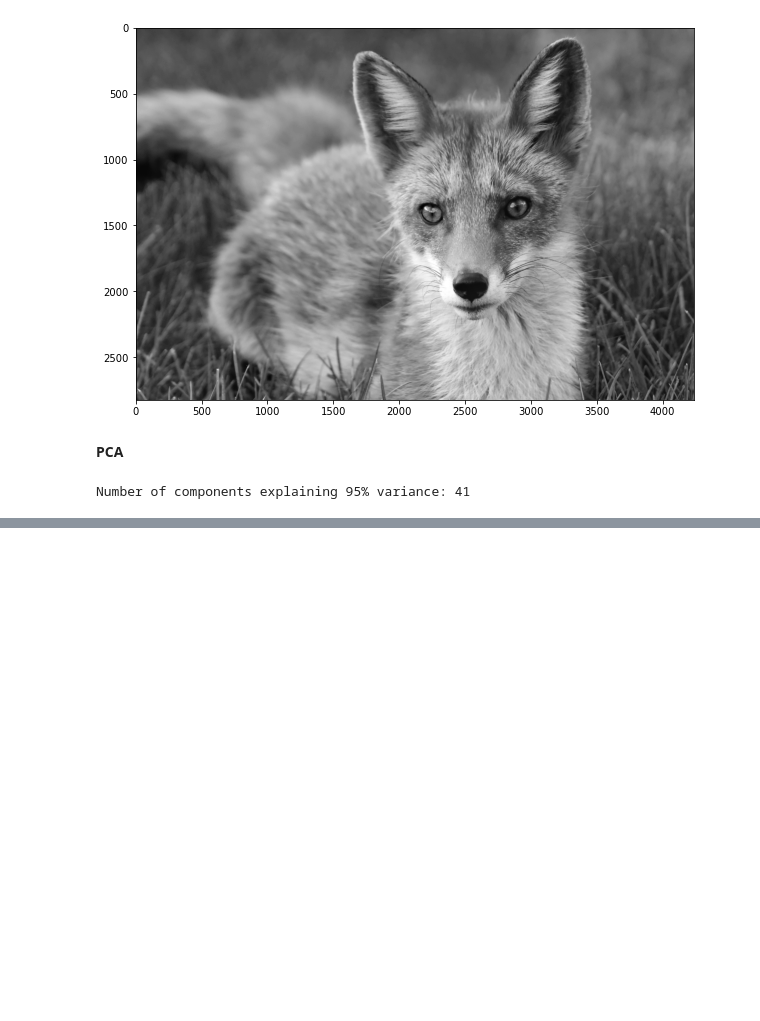
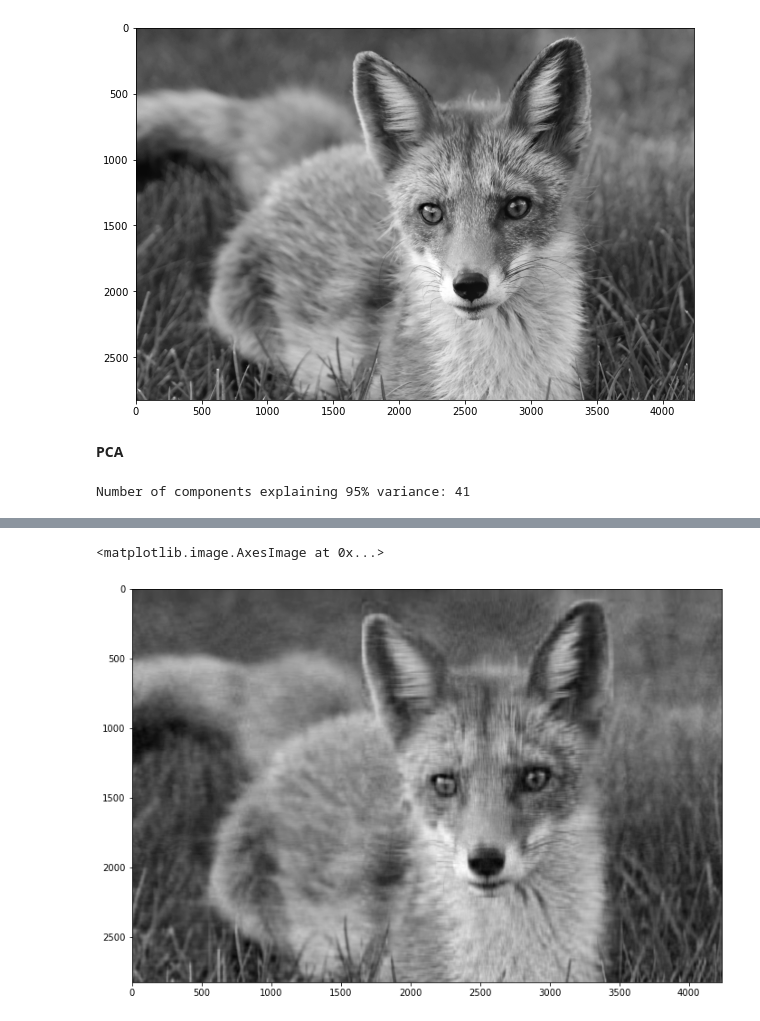
Before and after one commit to youssef-gh/Image_Compression_PCA, a Jupyter notebook: image_cumpression_pca.ipynb, the cells around one changed output, grey strips where cells are left out. Drawn from its saved outputs; the diff is of its cells as text; code cells hidden in the pictures; blank space fills up the shorter version.

```diff
--- a/image_cumpression_pca.ipynb
+++ b/image_cumpression_pca.ipynb
@@ -41,11 +41,8 @@ print("Number of components explaining 95% variance: "+ str(k))
 # %% [output]
 Number of components explaining 95% variance: 41
 # %%
-plt.figure(figsize=[12,5])
-plt.title('Cumulative Explained Variance explained by the components')
-plt.ylabel('Cumulative Explained variance')
-plt.xlabel('Principal components')
-plt.axvline(x=k, color="k", linestyle="--")
-plt.axhline(y=95, color="r", linestyle="--")
-ax = plt.plot(cumulative_var)
+# How many PCs explain 95% of the variance?
+k = np.argmax(cumulative_var>95)
+print("Number of components explaining 95% variance: "+ str(k))
+#print("\n")
 # %% [output]
@@ -52,0 +64,11 @@ ax = plt.plot(cumulative_var)
+# %%
+#fit_transform is a method that find the 41 PCs and transform and represent the data in those 41 new components/columns.
+incremnetalPCA = IncrementalPCA(n_components=k)
+image_recon = incremnetalPCA.inverse_transform(incremnetalPCA.fit_transform(gray))
+
+# Plotting the reconstructed image
+plt.figure(figsize=[12,8])
+plt.imshow(image_recon,cmap = plt.cm.gray)
+# %% [output]
+<matplotlib.image.AxesImage at 0x...>
+[figure, added]
```
Also changed, not shown: parts of 9 cells of this notebook.
